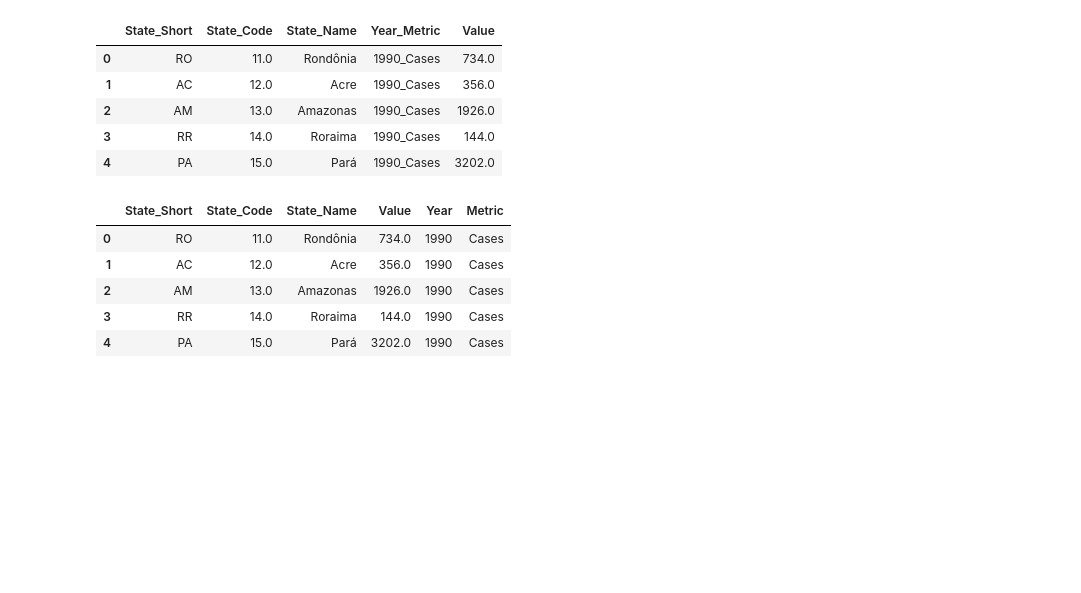
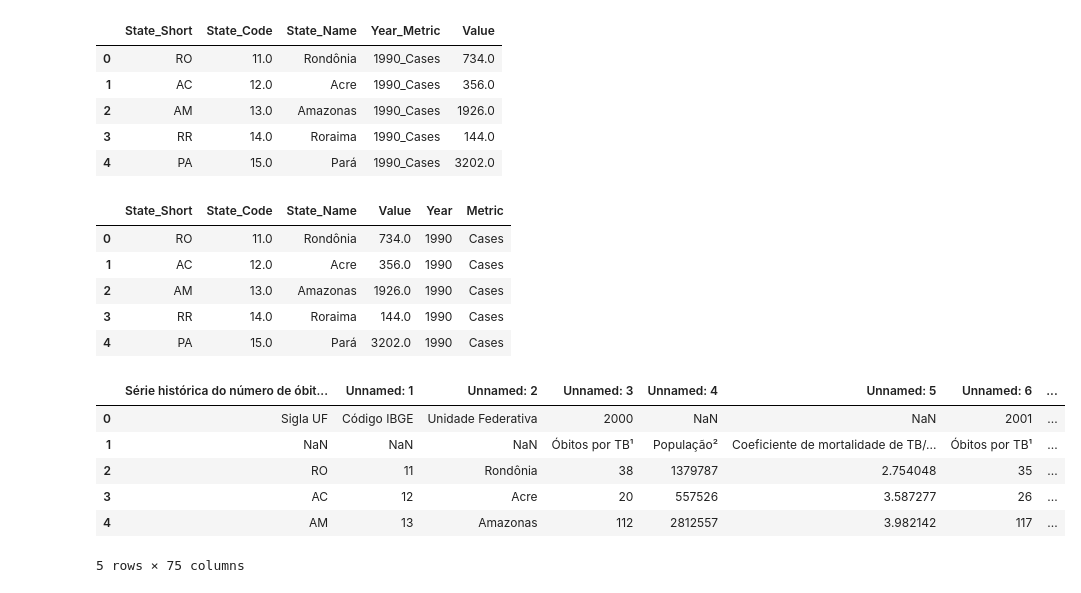
Before and after one commit to DiasJulia/TB-Vis, a Jupyter notebook: data_prep.ipynb, the cells around one changed output. Saved outputs shown, nothing was run; the diff lists cells and outputs as text; code cells hidden in the pictures; blank space fills up the shorter version.

Commit message:
setup: start death sheet processing

```diff
--- a/data_prep.ipynb
+++ b/data_prep.ipynb
@@ -86 +86,15 @@ output_csv_path = 'data/serie_historica_tratada.csv'
 cases_tb_long.to_csv(output_csv_path, index=False)
+# %%
+# Load the relevant sheets for analysis
+cases_tb = pd.read_excel(file_path, sheet_name='serie obitos TB')
+
+# Display the first few rows of each sheet to inspect their structure
+cases_tb.head()
+# %% [output]
+|  | Série histórica do número de óbit... | Unnamed: 1 | Unnamed: 2 | Unnamed: 3 | Unnamed: 4 | Unnamed: 5 | Unnamed: 6 | ... |
+| 0 | Sigla UF | Código IBGE | Unidade Federativa | 2000 | NaN | NaN | 2001 | ... |
+| 1 | NaN | NaN | NaN | Óbitos por TB¹ | População² | Coeficiente de mortalidade de TB/... | Óbitos por TB¹ | ... |
+| 2 | RO | 11 | Rondônia | 38 | 1379787 | 2.754048 | 35 | ... |
+| 3 | AC | 12 | Acre | 20 | 557526 | 3.587277 | 26 | ... |
+| 4 | AM | 13 | Amazonas | 112 | 2812557 | 3.982142 | 117 | ... |
+5 rows × 75 columns
```
Also changed, not shown: parts of 4 cells of this notebook.
